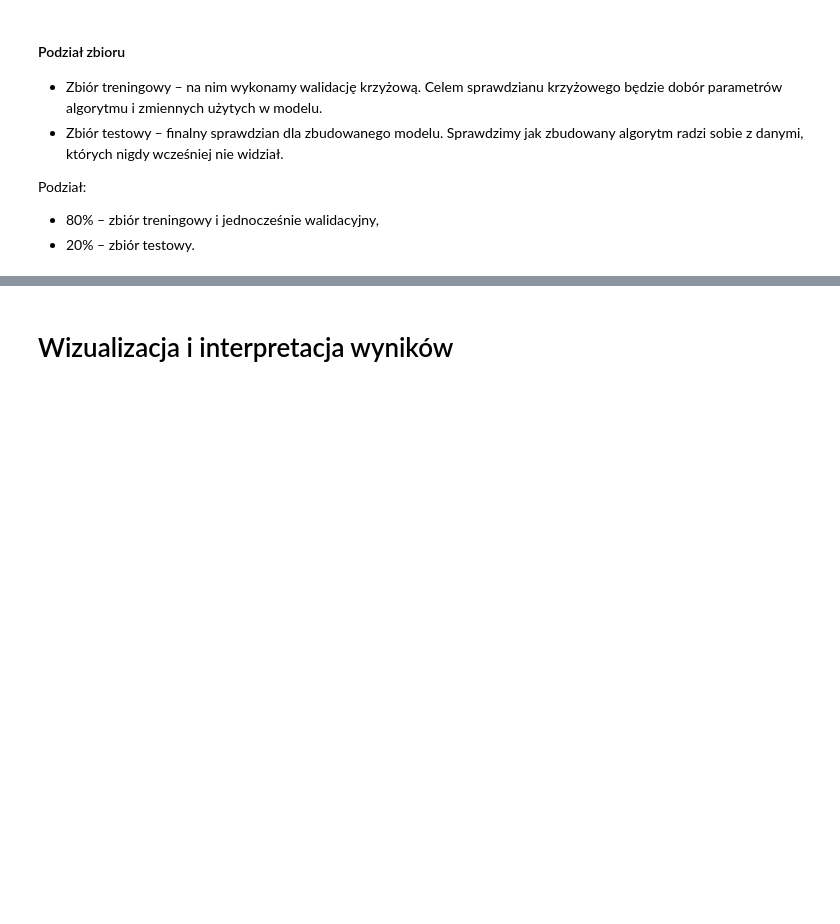
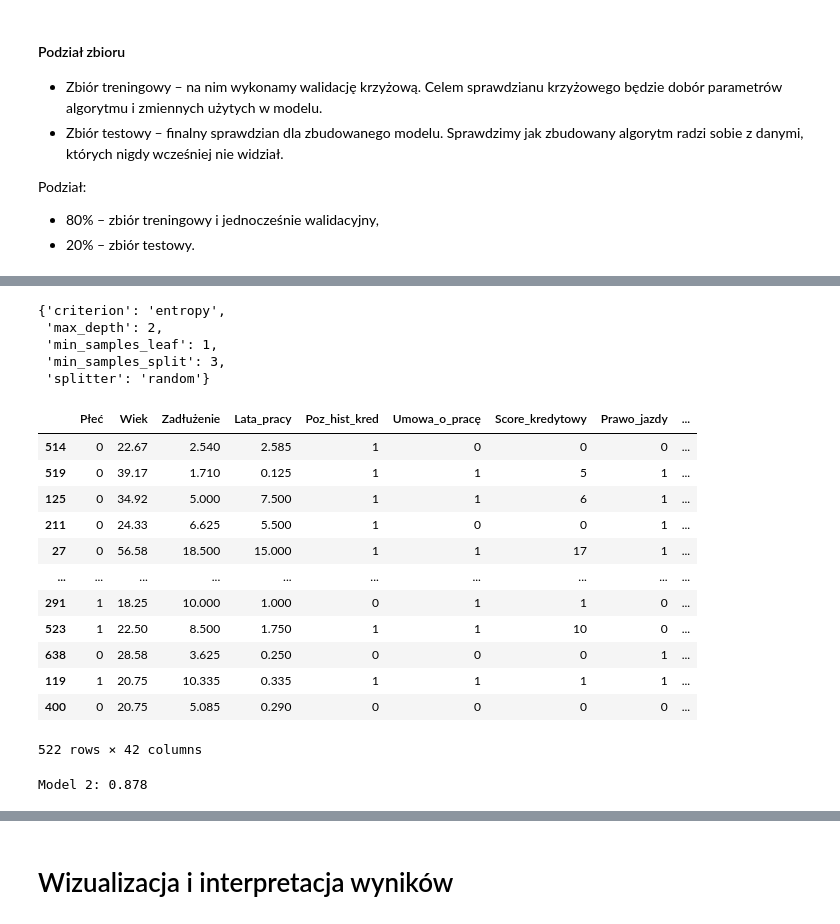
Before and after one commit to tomasz450/Uczenie-maszynowe-w-Python-25-11-24, a Jupyter notebook: 9. Case Study/Klasyfikacja wniosków o wydanie karty kredytowej.ipynb, the cells around one changed output, grey strips where cells are left out. Saved outputs shown, nothing was run; the diff lists cells and outputs as text; code cells hidden in the pictures; blank space fills up the shorter version.

```diff
--- a/9. Case Study/Klasyfikacja wniosków o wydanie karty kredytowej.ipynb
+++ b/9. Case Study/Klasyfikacja wniosków o wydanie karty kredytowej.ipynb
@@ -75,0 +279,5 @@ Podział:
+# %%
+model = DecisionTreeClassifier(random_state=42)
+cv = cross_val_score(model, x_tr, y_tr, cv = 10, scoring = 'accuracy')
+print('Średnie Accuracy: ' + str(cv.mean().round(3)))
+# print('Stabilność: ' + str((cv.std()*100/cv.mean()).round(3)) + '%')
@@ -75,0 +286,4 @@ Podział:
+# %%
+model.fit(x_tr, y_tr)
+pred = model.predict(x_te)
+print('Benchmark: ' + str(round(accuracy_score(pred, y_te),3)))
@@ -75,0 +296,16 @@ Podział:
+# %%
+parameters = {'criterion':('entropy', 'gini'),
+              'splitter':('best','random'),
+              'max_depth':np.arange(1,10),
+              'min_samples_split':np.arange(2,10),
+              'min_samples_leaf':np.arange(1,5)}
+# %%
+classifier = GridSearchCV(DecisionTreeClassifier(), parameters, cv=5)
+classifier.fit(x_tr, y_tr)
+classifier.best_params_
+# %% [output]
+{'criterion': 'entropy',
+ 'max_depth': 2,
+ 'min_samples_leaf': 1,
+ 'min_samples_split': 3,
+ 'splitter': 'random'}
@@ -75,0 +314,22 @@ Podział:
+# %%
+x_tr
+# %% [output]
+|  | Płeć | Wiek | Zadłużenie | Lata_pracy | Poz_hist_kred | Umowa_o_pracę | Score_kredytowy | Prawo_jazdy | ... |
+| 514 | 0 | 22.67 | 2.540 | 2.585 | 1 | 0 | 0 | 0 | ... |
+| 519 | 0 | 39.17 | 1.710 | 0.125 | 1 | 1 | 5 | 1 | ... |
+| 125 | 0 | 34.92 | 5.000 | 7.500 | 1 | 1 | 6 | 1 | ... |
+| 211 | 0 | 24.33 | 6.625 | 5.500 | 1 | 0 | 0 | 1 | ... |
+| 27 | 0 | 56.58 | 18.500 | 15.000 | 1 | 1 | 17 | 1 | ... |
+| ... | ... | ... | ... | ... | ... | ... | ... | ... | ... |
+| 291 | 1 | 18.25 | 10.000 | 1.000 | 0 | 1 | 1 | 0 | ... |
+| 523 | 1 | 22.50 | 8.500 | 1.750 | 1 | 1 | 10 | 0 | ... |
+| 638 | 0 | 28.58 | 3.625 | 0.250 | 0 | 0 | 0 | 1 | ... |
+| 119 | 1 | 20.75 | 10.335 | 0.335 | 1 | 1 | 1 | 1 | ... |
+| 400 | 0 | 20.75 | 5.085 | 0.290 | 0 | 0 | 0 | 0 | ... |
+522 rows × 42 columns
+# %%
+model.fit(x_tr, y_tr)
+pred = model.predict(x_te)
+print('Model 2: ' + str(round(accuracy_score(pred, y_te),3)))
+# %% [output]
+Model 2: 0.878
```
Also changed, not shown: parts of 47 cells of this notebook, 1 other file.
